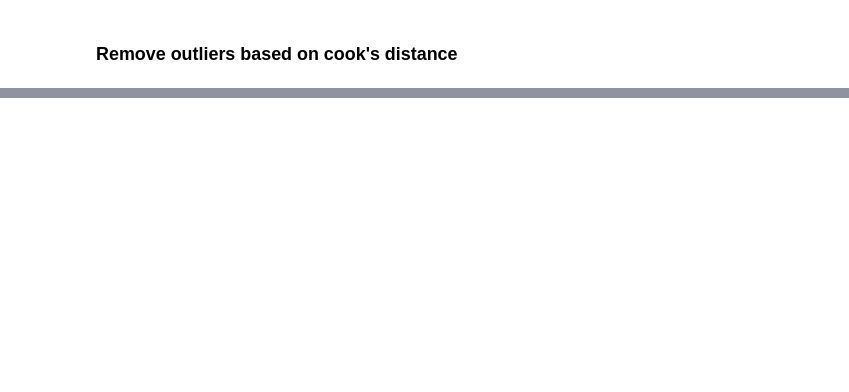
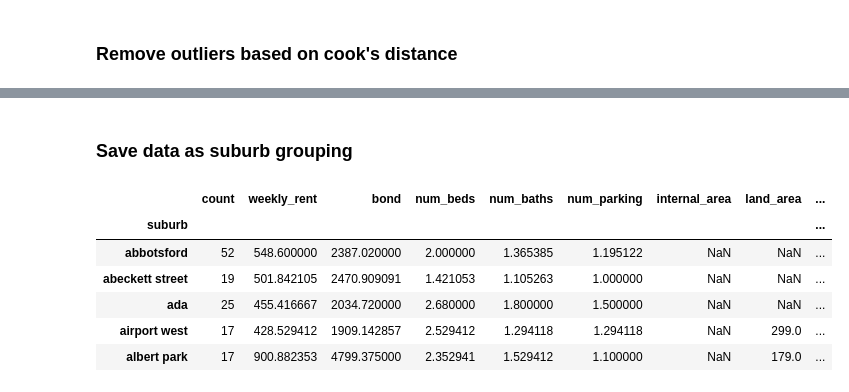
Before and after one commit to MAST30034-Applied-Data-Science/generic-real-estate-consulting-project-group-32, a Jupyter notebook: notebooks/pre_processing.ipynb, the cells around one changed output, grey strips where cells are left out. Drawn from its saved outputs; the diff is of its cells as text; code cells hidden in the pictures; blank space fills up the shorter version.

Commit message:
adds sa2 and groups suburb

```diff
--- a/notebooks/pre_processing.ipynb
+++ b/notebooks/pre_processing.ipynb
@@ -209,0 +289,37 @@ There are 14490 rows
+# %% [markdown]
+### Save data as suburb grouping
+# %%
+NUMERICALS = ["weekly_rent", "bond", "num_beds", "num_baths", "num_parking",
+              "internal_area", "land_area",
+              "other_sold_n_bed_suburb", "neighbourhood_under_20",
+              "neighbourhood_20_to_39", "neighbourhood_40_to_59",
+              "neighbourhood_above_60", "neighbourhood_long_term_residents",
+              "neighbourhood_owners", "neighbourhood_renter",
+              "neighbourhood_family", "neighbourhood_single",
+              "performance_median_price", "performance_auction_clearance",
+              "performance_sold_this_year", "performance_avg_days_on_market",
+              "demographic_population", "demographic_owner",
+              "demographic_renter", "demographic_family",
+              "demographic_single", "school_distance", "park_distance",
+              "shop_distance", "train_distance", "stop_distance", "population", "median_weekly_income"]
+
+#CATEGORICALS = ["property_type", "last_sold", "demographic_average_age"]
+
+
+
+df_suburb = df_cur.groupby("suburb")
+df_suburb = df_suburb.agg({"url": "count"} | {col: "mean" for col in NUMERICALS})
+df_suburb = df_suburb.rename(columns={"url": "count"})
+
+df_suburb = df_suburb[df_suburb["count"] > 16]
+
+display(df_suburb.head(5))
+df_suburb.to_csv(f"{DIR_CUR}/suburb_data.csv")
+# %% [output]
+|  | count | weekly_rent | bond | num_beds | num_baths | num_parking | internal_area | land_area | ... |
+| suburb |  |  |  |  |  |  |  |  | ... |
+| abbotsford | 52 | 548.600000 | 2387.020000 | 2.000000 | 1.365385 | 1.195122 | NaN | NaN | ... |
+| abeckett street | 19 | 501.842105 | 2470.909091 | 1.421053 | 1.105263 | 1.000000 | NaN | NaN | ... |
+| ada | 25 | 455.416667 | 2034.720000 | 2.680000 | 1.800000 | 1.500000 | NaN | NaN | ... |
+| airport west | 17 | 428.529412 | 1909.142857 | 2.529412 | 1.294118 | 1.294118 | NaN | 299.0 | ... |
+| albert park | 17 | 900.882353 | 4799.375000 | 2.352941 | 1.529412 | 1.100000 | NaN | 179.0 | ... |
```
Also changed, not shown: parts of 13 cells of this notebook.
